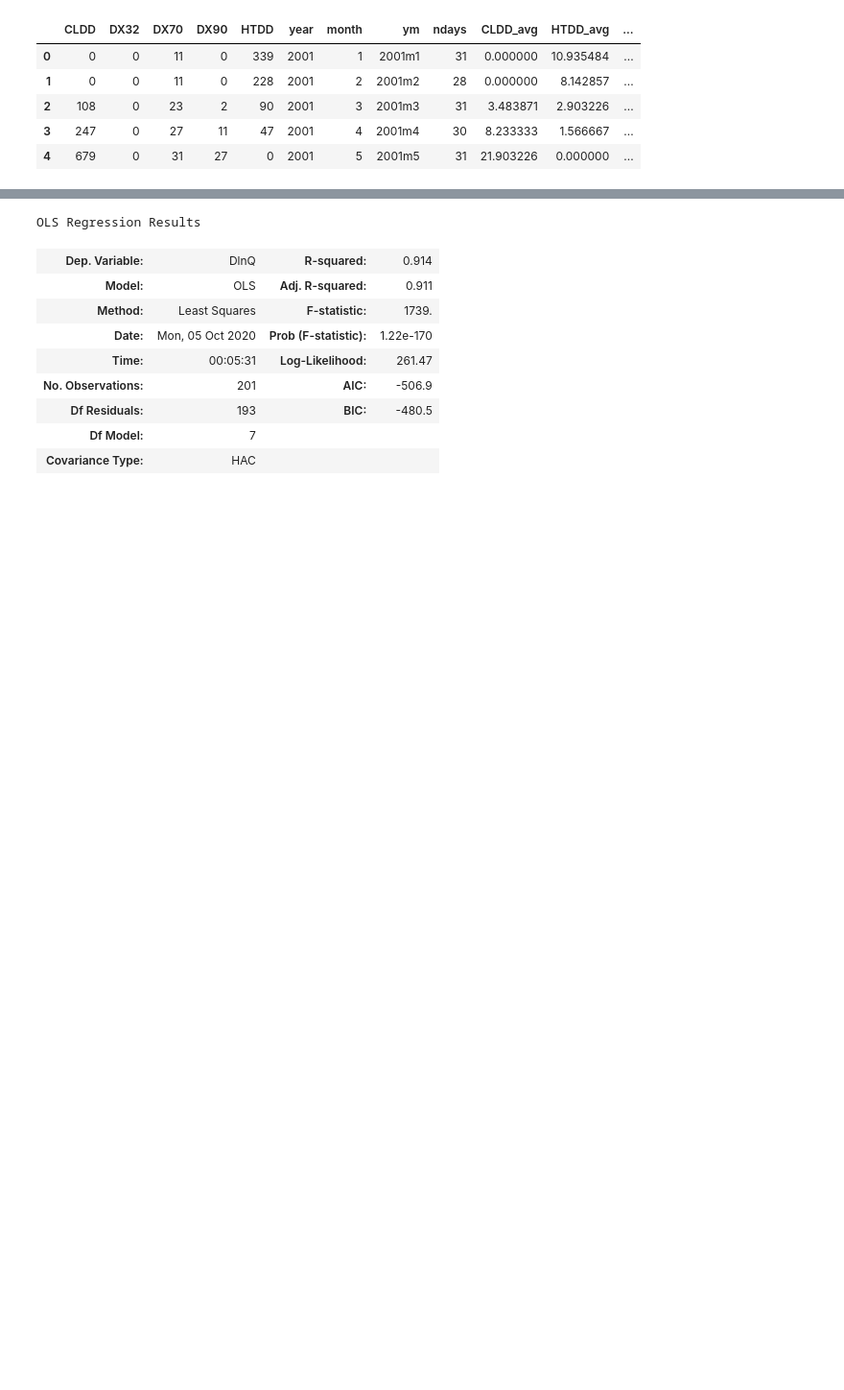
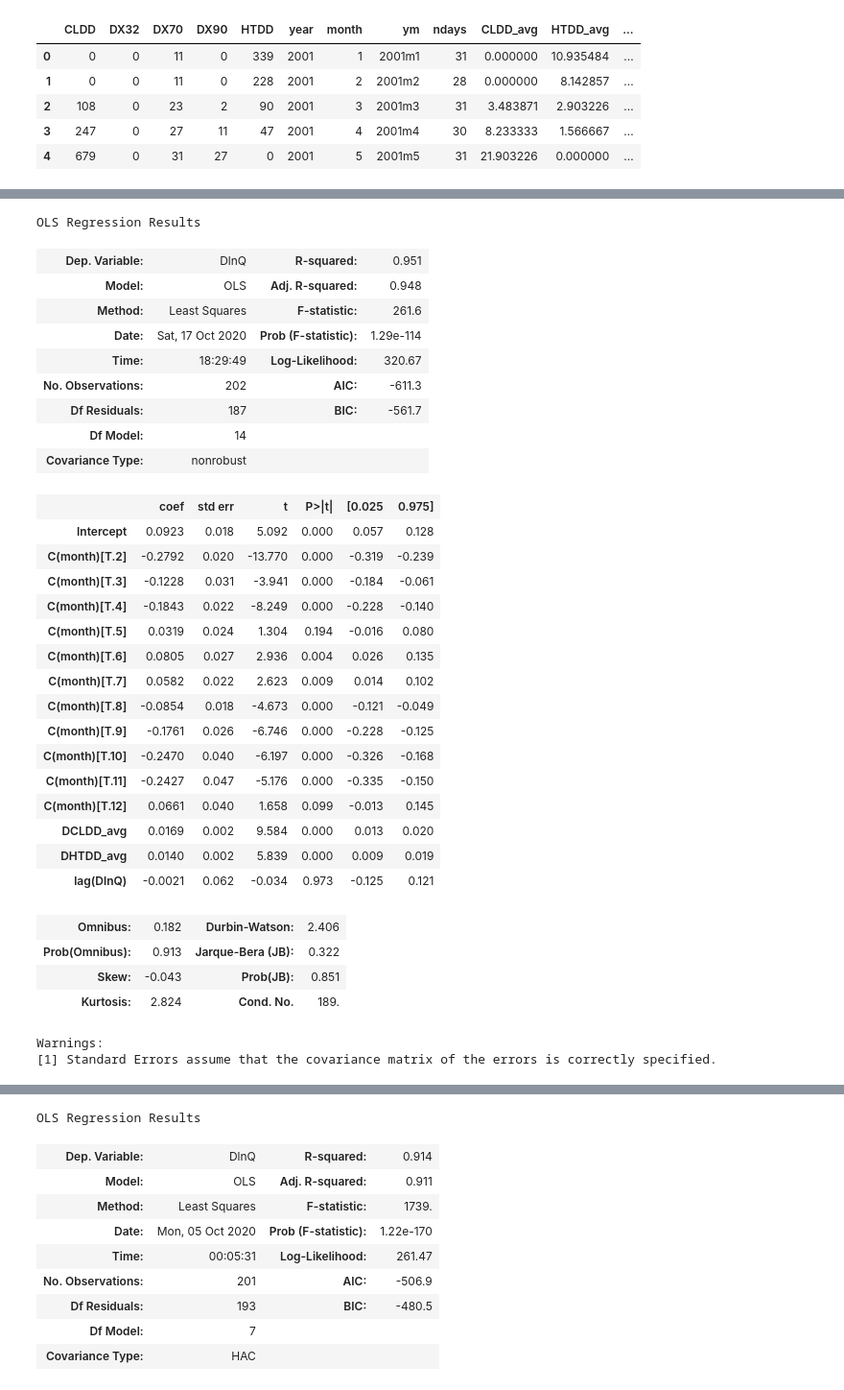
Before and after one commit to zholler/da_case_studies, a Jupyter notebook: ch12-electrictiy-temperature/ch12-arizona-electricity.ipynb, the cells around one changed output, grey strips where cells are left out. Shown: that part at 96% size. Cells and saved outputs as stored; diff of their text form; code cells hidden in the pictures; blank space fills up the shorter version.

```diff
--- a/ch12-electrictiy-temperature/ch12-arizona-electricity.ipynb
+++ b/ch12-electrictiy-temperature/ch12-arizona-electricity.ipynb
@@ -291,0 +360,37 @@ y,X = dmatrices("DlnQ ~ DCLDD_avg + DHTDD_avg + month",data)
+# %%
+y,X = dmatrices("DlnQ ~ DCLDD_avg + DHTDD_avg + C(month) + lag(DlnQ)",data)
+reg6 = sm.OLS(y, X).fit()
+reg6.summary()
+# %% [output]
+OLS Regression Results
+| Dep. Variable: | DlnQ | R-squared: | 0.951 |
+| Model: | OLS | Adj. R-squared: | 0.948 |
+| Method: | Least Squares | F-statistic: | 261.6 |
+| Date: | Sat, 17 Oct 2020 | Prob (F-statistic): | 1.29e-114 |
+| Time: | 18:29:49 | Log-Likelihood: | 320.67 |
+| No. Observations: | 202 | AIC: | -611.3 |
+| Df Residuals: | 187 | BIC: | -561.7 |
+| Df Model: | 14 |  |  |
+| Covariance Type: | nonrobust |  |  |
+|  | coef | std err | t | P>|t| | [0.025 | 0.975] |
+| Intercept | 0.0923 | 0.018 | 5.092 | 0.000 | 0.057 | 0.128 |
+| C(month)[T.2] | -0.2792 | 0.020 | -13.770 | 0.000 | -0.319 | -0.239 |
+| C(month)[T.3] | -0.1228 | 0.031 | -3.941 | 0.000 | -0.184 | -0.061 |
+| C(month)[T.4] | -0.1843 | 0.022 | -8.249 | 0.000 | -0.228 | -0.140 |
+| C(month)[T.5] | 0.0319 | 0.024 | 1.304 | 0.194 | -0.016 | 0.080 |
+| C(month)[T.6] | 0.0805 | 0.027 | 2.936 | 0.004 | 0.026 | 0.135 |
+| C(month)[T.7] | 0.0582 | 0.022 | 2.623 | 0.009 | 0.014 | 0.102 |
+| C(month)[T.8] | -0.0854 | 0.018 | -4.673 | 0.000 | -0.121 | -0.049 |
+| C(month)[T.9] | -0.1761 | 0.026 | -6.746 | 0.000 | -0.228 | -0.125 |
+| C(month)[T.10] | -0.2470 | 0.040 | -6.197 | 0.000 | -0.326 | -0.168 |
+| C(month)[T.11] | -0.2427 | 0.047 | -5.176 | 0.000 | -0.335 | -0.150 |
+| C(month)[T.12] | 0.0661 | 0.040 | 1.658 | 0.099 | -0.013 | 0.145 |
+| DCLDD_avg | 0.0169 | 0.002 | 9.584 | 0.000 | 0.013 | 0.020 |
+| DHTDD_avg | 0.0140 | 0.002 | 5.839 | 0.000 | 0.009 | 0.019 |
+| lag(DlnQ) | -0.0021 | 0.062 | -0.034 | 0.973 | -0.125 | 0.121 |
+| Omnibus: | 0.182 | Durbin-Watson: | 2.406 |
+| Prob(Omnibus): | 0.913 | Jarque-Bera (JB): | 0.322 |
+| Skew: | -0.043 | Prob(JB): | 0.851 |
+| Kurtosis: | 2.824 | Cond. No. | 189. |
+Warnings:
+[1] Standard Errors assume that the covariance matrix of the errors is correctly specified.
```
Also changed, not shown: parts of 22 cells of this notebook.
